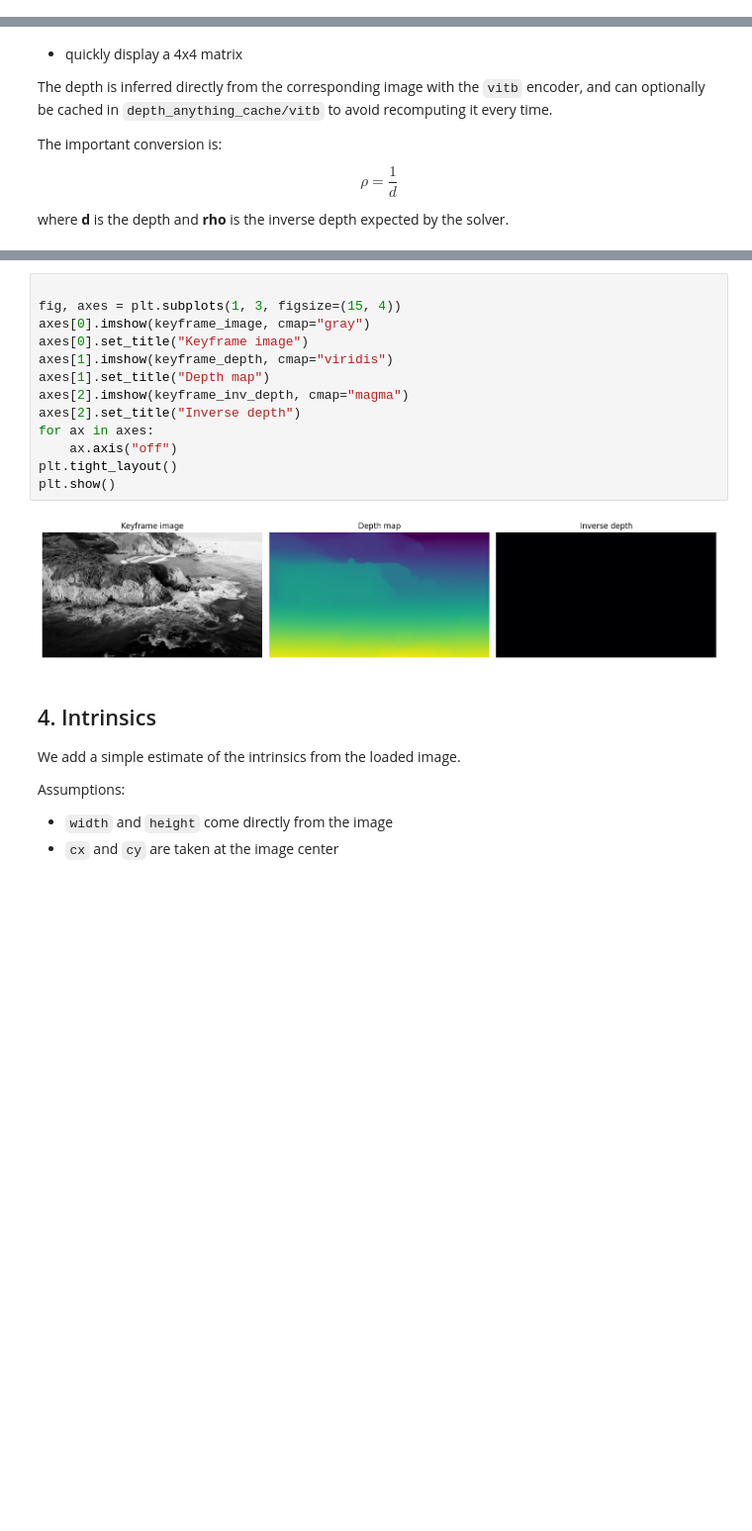
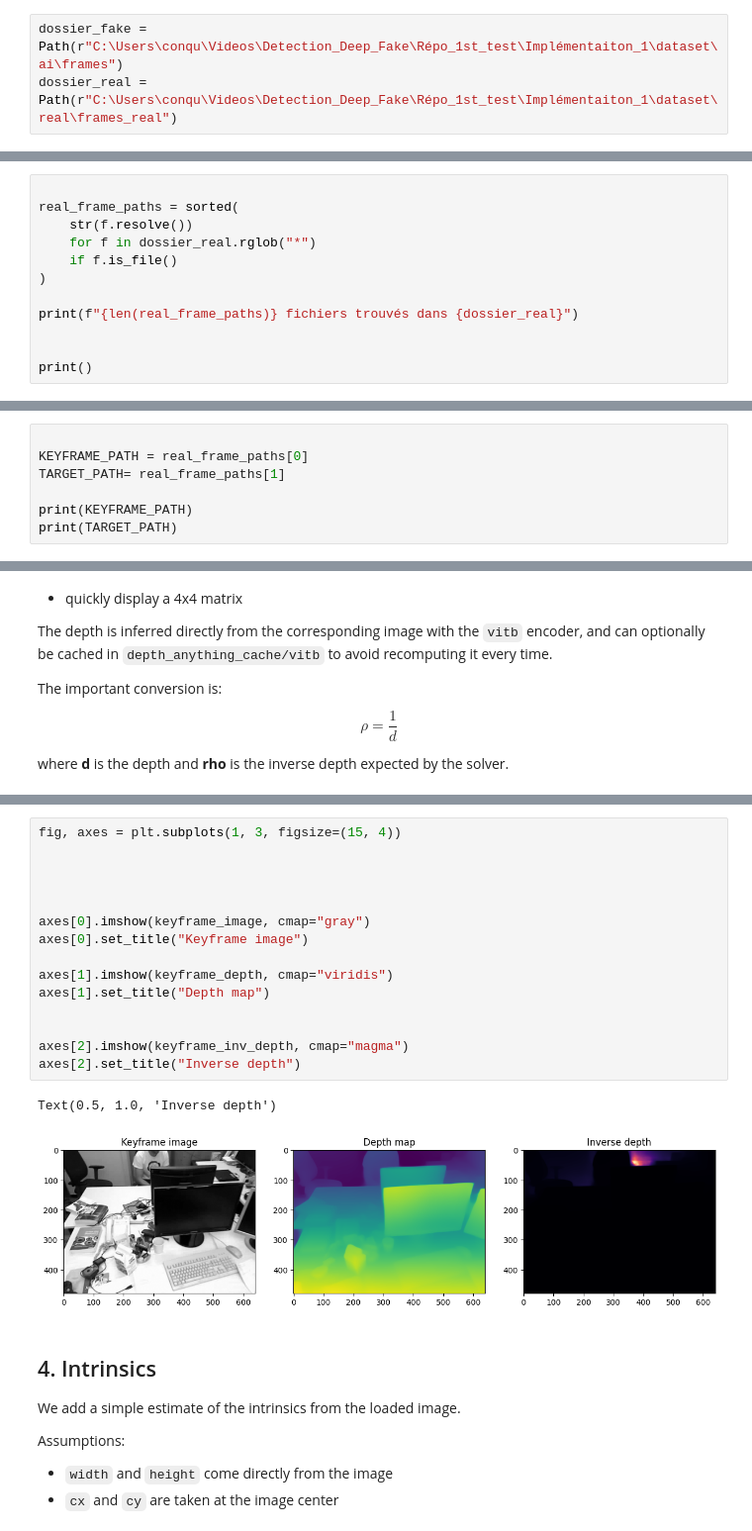
Before and after one commit to FelixESIEE2024/First_Test_DFdetection, a Jupyter notebook: python_visual_odometry/Detection_DF.ipynb, the cells around one changed output, grey strips where cells are left out. Shown at 99% size. Drawn from its saved outputs; the diff is of its cells as text; blank space fills up the shorter version.

Commit message:
ajout de plusieurs fonctionnalités et tests

```diff
--- a/python_visual_odometry/Detection_DF.ipynb
+++ b/python_visual_odometry/Detection_DF.ipynb
@@ -84,0 +77,3 @@ TARGET_PATH = c:\Users\conqu\Videos\Detection_Deep_Fake\Répo_1st_test\Implémen
+# %%
+dossier_fake = Path(r"C:\Users\conqu\Videos\Detection_Deep_Fake\Répo_1st_test\Implémentaiton_1\dataset\ai\frames")
+dossier_real = Path(r"C:\Users\conqu\Videos\Detection_Deep_Fake\Répo_1st_test\Implémentaiton_1\dataset\real\frames_real")
@@ -84,0 +90,12 @@ TARGET_PATH = c:\Users\conqu\Videos\Detection_Deep_Fake\Répo_1st_test\Implémen
+# %%
+
+real_frame_paths = sorted(
+    str(f.resolve())
+    for f in dossier_real.rglob("*")
+    if f.is_file()
+)
+
+print(f"{len(real_frame_paths)} fichiers trouvés dans {dossier_real}")
+
+
+print()
@@ -84,0 +104,7 @@ TARGET_PATH = c:\Users\conqu\Videos\Detection_Deep_Fake\Répo_1st_test\Implémen
+# %%
+
+KEYFRAME_PATH = real_frame_paths[0]
+TARGET_PATH= real_frame_paths[1]
+
+print(KEYFRAME_PATH)
+print(TARGET_PATH)
@@ -235,18 +279,21 @@ valid depth ratio = 0.9879785084139754
 # %%
+fig, axes = plt.subplots(1, 3, figsize=(15, 4))
 
-fig, axes = plt.subplots(1, 3, figsize=(15, 4))
+
+
+
 axes[0].imshow(keyframe_image, cmap="gray")
 axes[0].set_title("Keyframe image")
+
 axes[1].imshow(keyframe_depth, cmap="viridis")
 axes[1].set_title("Depth map")
+
+
 axes[2].imshow(keyframe_inv_depth, cmap="magma")
 axes[2].set_title("Inverse depth")
-for ax in axes:
-    ax.axis("off")
-plt.tight_layout()
-plt.show()
 # %% [output]
+Text(0.5, 1.0, 'Inverse depth')
-[figure, old version]
+[figure, new version]
 # %% [markdown]
 ## 4. Intrinsics
 
```
Also changed, not shown: parts of 29 cells of this notebook, 7 other files.
